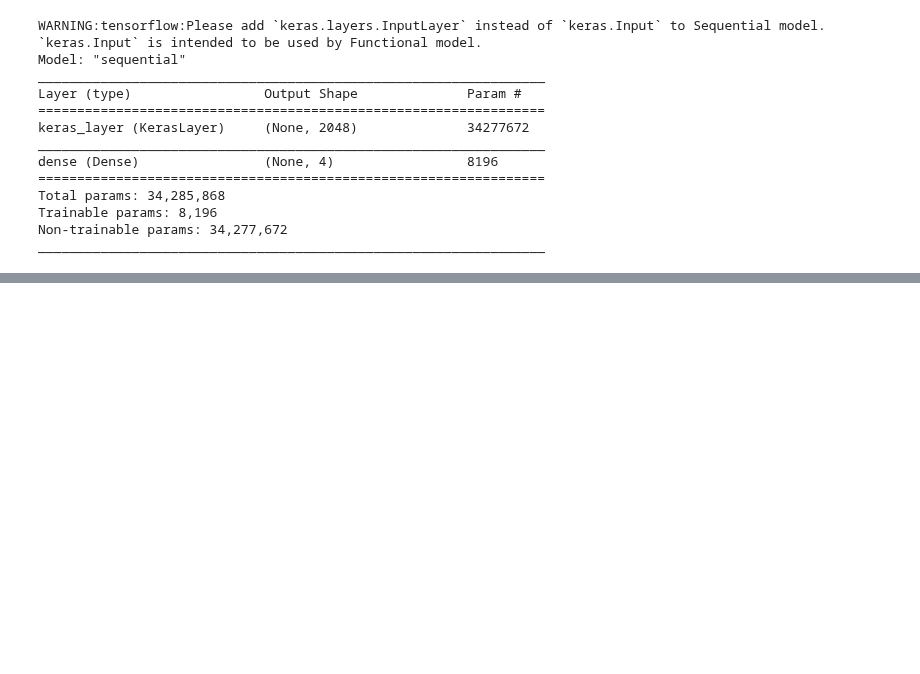
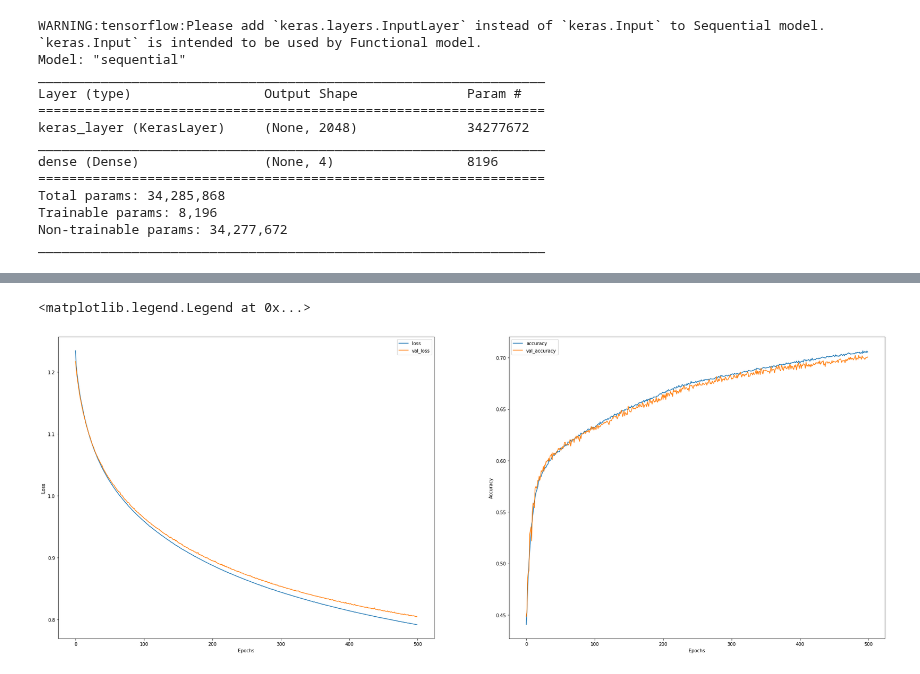
Before and after one commit to basharnaji/RetinaOCTImageClassification, a Jupyter notebook: Colab Notebooks/02-OCTData_SimCLR.ipynb, the cells around one changed output, grey strips where cells are left out. Cells and saved outputs as stored; diff of their text form; code cells hidden in the pictures; blank space fills up the shorter version.

Commit message:
simCLR with LinerRegression Model on features vector

```diff
--- a/Colab Notebooks/02-OCTData_SimCLR.ipynb
+++ b/Colab Notebooks/02-OCTData_SimCLR.ipynb
@@ -191,4 +198,4 @@ model.compile(optimizer=keras.optimizers.Adam(learning_rate=1e-3), loss='categor
 # Creating a checkpoint to save the best model so that we can reload it once training is complete
 checkpoint_cb = keras.callbacks.ModelCheckpoint("oct_simclrtrain.h5", save_best_only=True)
 # Adding an an early stop callback to avoid overfitting in case the model is not improving after 5 consescutive epochs
-earlystop_cb = keras.callbacks.EarlyStopping(patience=10, restore_best_weights=True)
+earlystop_cb = keras.callbacks.EarlyStopping(patience=30, restore_best_weights=True)
@@ -223,0 +243,17 @@ Number of samples having features extracted = 100
+# %%
+train_norm = normalize (train_feature)
+valid_norm = normalize (valid_feature)
+test_norm  = normalize (test_feature)
+# %%
+#Creating a Linear model that takes the feature vectors and predicts the class
+LinearModel = keras.Sequential()
+LinearModel.add(keras.layers.InputLayer(input_shape=(train_norm.shape[1])))
+LinearModel.add(keras.layers.Dense(4, activation='softmax'))
+
+LinearModel.compile(optimizer=keras.optimizers.RMSprop(learning_rate=1e-3), loss='sparse_categorical_crossentropy', metrics=['accuracy'] )
+# %%
+epochs = 500
+keras.backend.clear_session()
+
+history = LinearModel.fit(train_norm, train_label, batch_size=64, epochs=epochs,
+                          callbacks=[checkpoint_cb, earlystop_cb],  validation_data = (valid_norm, valid_label))
@@ -223,0 +278,18 @@ Number of samples having features extracted = 100
+# %%
+#Plotiting training results
+plt.figure(figsize=(32,12))
+plt.subplot(1,2,1)
+plt.plot(range(len(history.history["loss"])), history.history['loss'], label="loss")
+plt.plot(range(len(history.history["loss"])), history.history['val_loss'], label="val_loss")
+plt.xlabel("Epochs")
+plt.ylabel("Loss")
+plt.legend()
+plt.subplot(1,2,2)
+plt.plot(range(len(history.history["loss"])), history.history["accuracy"], label="accuracy")
+plt.plot(range(len(history.history["loss"])), history.history["val_accuracy"], label="val_accuracy")
+plt.xlabel("Epochs")
+plt.ylabel("Accuracy")
+plt.legend()
+# %% [output]
+<matplotlib.legend.Legend at 0x...>
+[figure, added]
```
Also changed, not shown: parts of 12 cells of this notebook.
